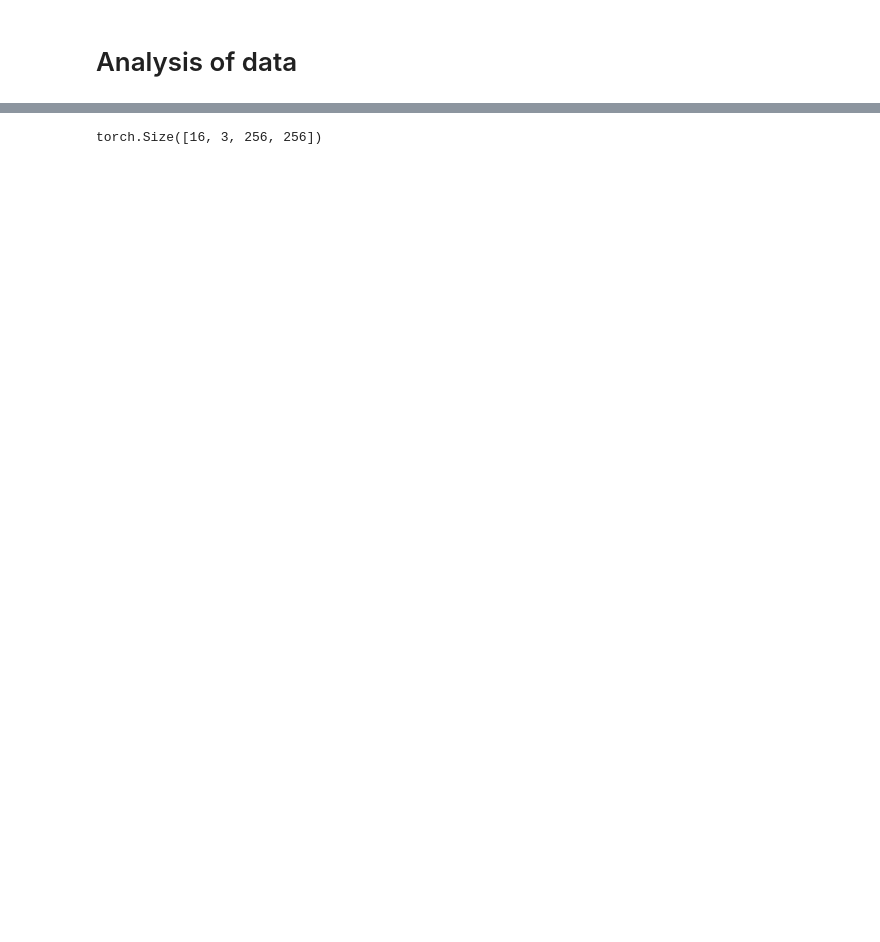
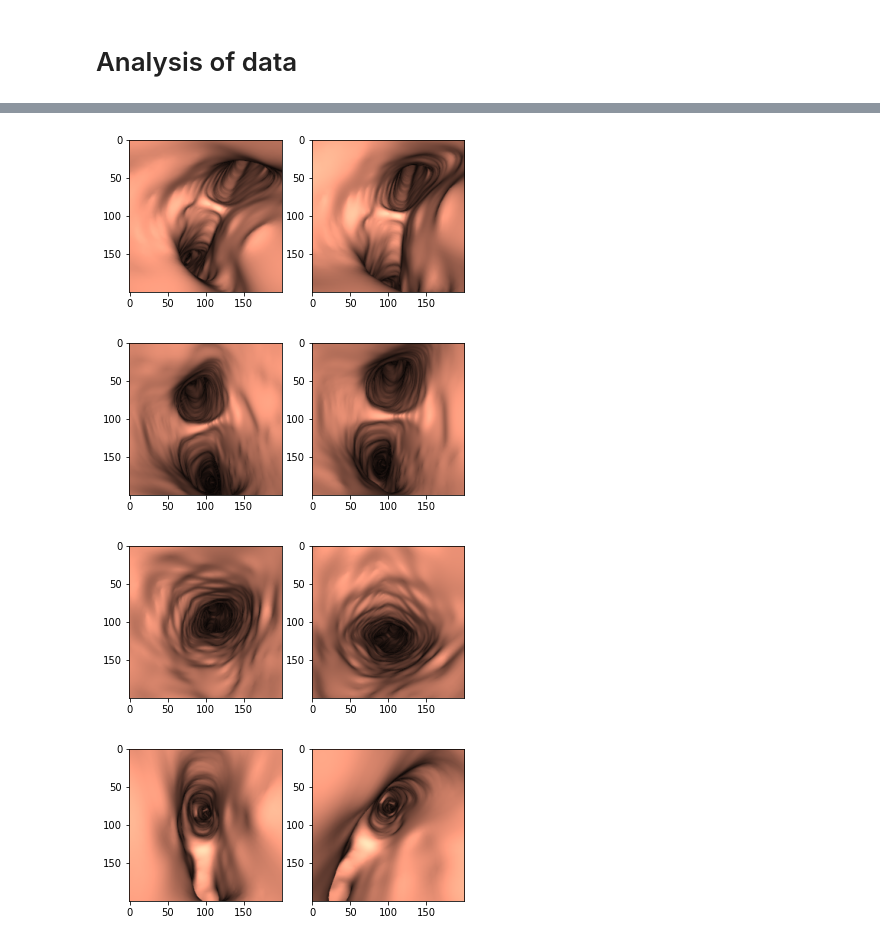
Before and after one commit to BCJuan/BronchoTrack, a Jupyter notebook: experiments/analysis.ipynb, the cells around one changed output, grey strips where cells are left out. Cells and saved outputs as stored; diff of their text form; code cells hidden in the pictures; blank space fills up the shorter version.

```diff
--- a/experiments/analysis.ipynb
+++ b/experiments/analysis.ipynb
@@ -86,7 +10,19 @@ bronchoset = datasets.BronchoDataset("data/cleaned/train", "/mnt/DADES/datasetca
-# %%
-next(iter(bronchoset))["images"].shape
-# %% [output]
-torch.Size([16, 3, 256, 256])
+# %%
+for i, sample in enumerate(bronchoset):
+    #print(sample["pos_labels"], sample["rot_labels"])
+    fig, ax = plt.subplots(1,2)
+    img_A = np.transpose(sample["images"][0])
+    img_B = np.transpose(sample["images"][1])
+    ax[0].imshow(img_A)
+    ax[1].imshow(img_B)
+
+    if i > 2:
+        break
+# %% [output]
+[figure, added]
+[figure, added]
+[figure, added]
+[figure, added]
 # %%
 batch = next(iter(bronchoset))
 # %%
```
Also changed, not shown: parts of 19 cells of this notebook, 13 other files.
